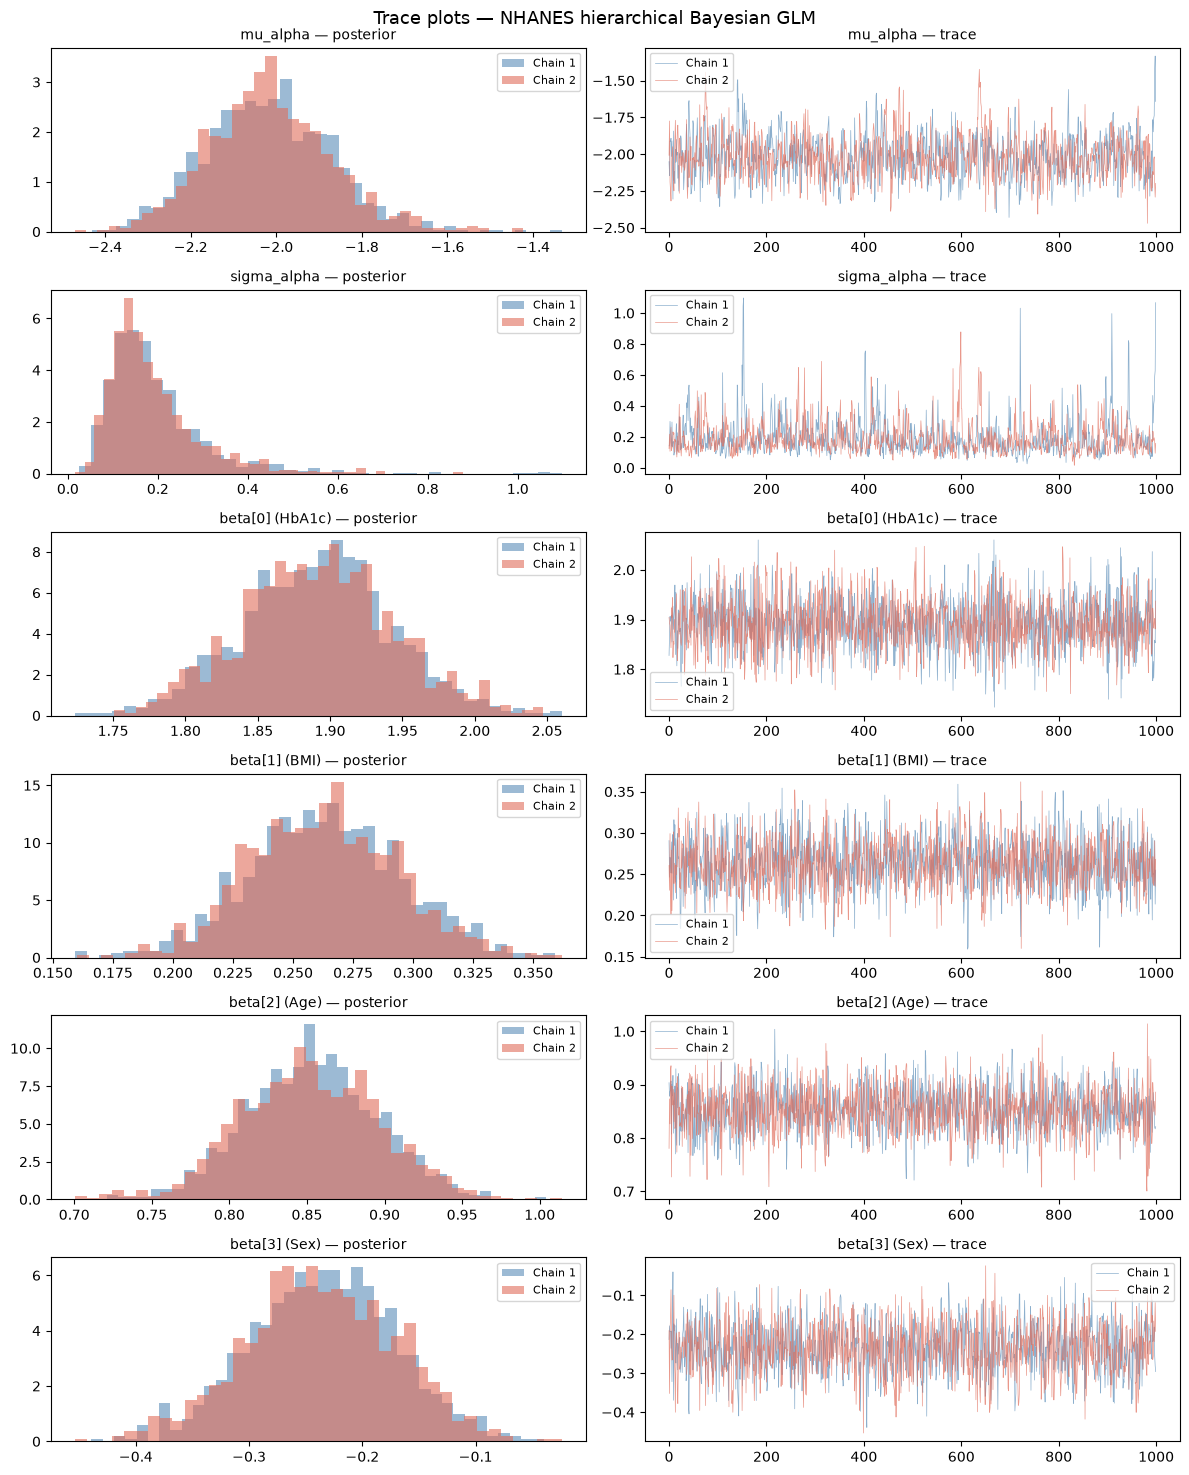
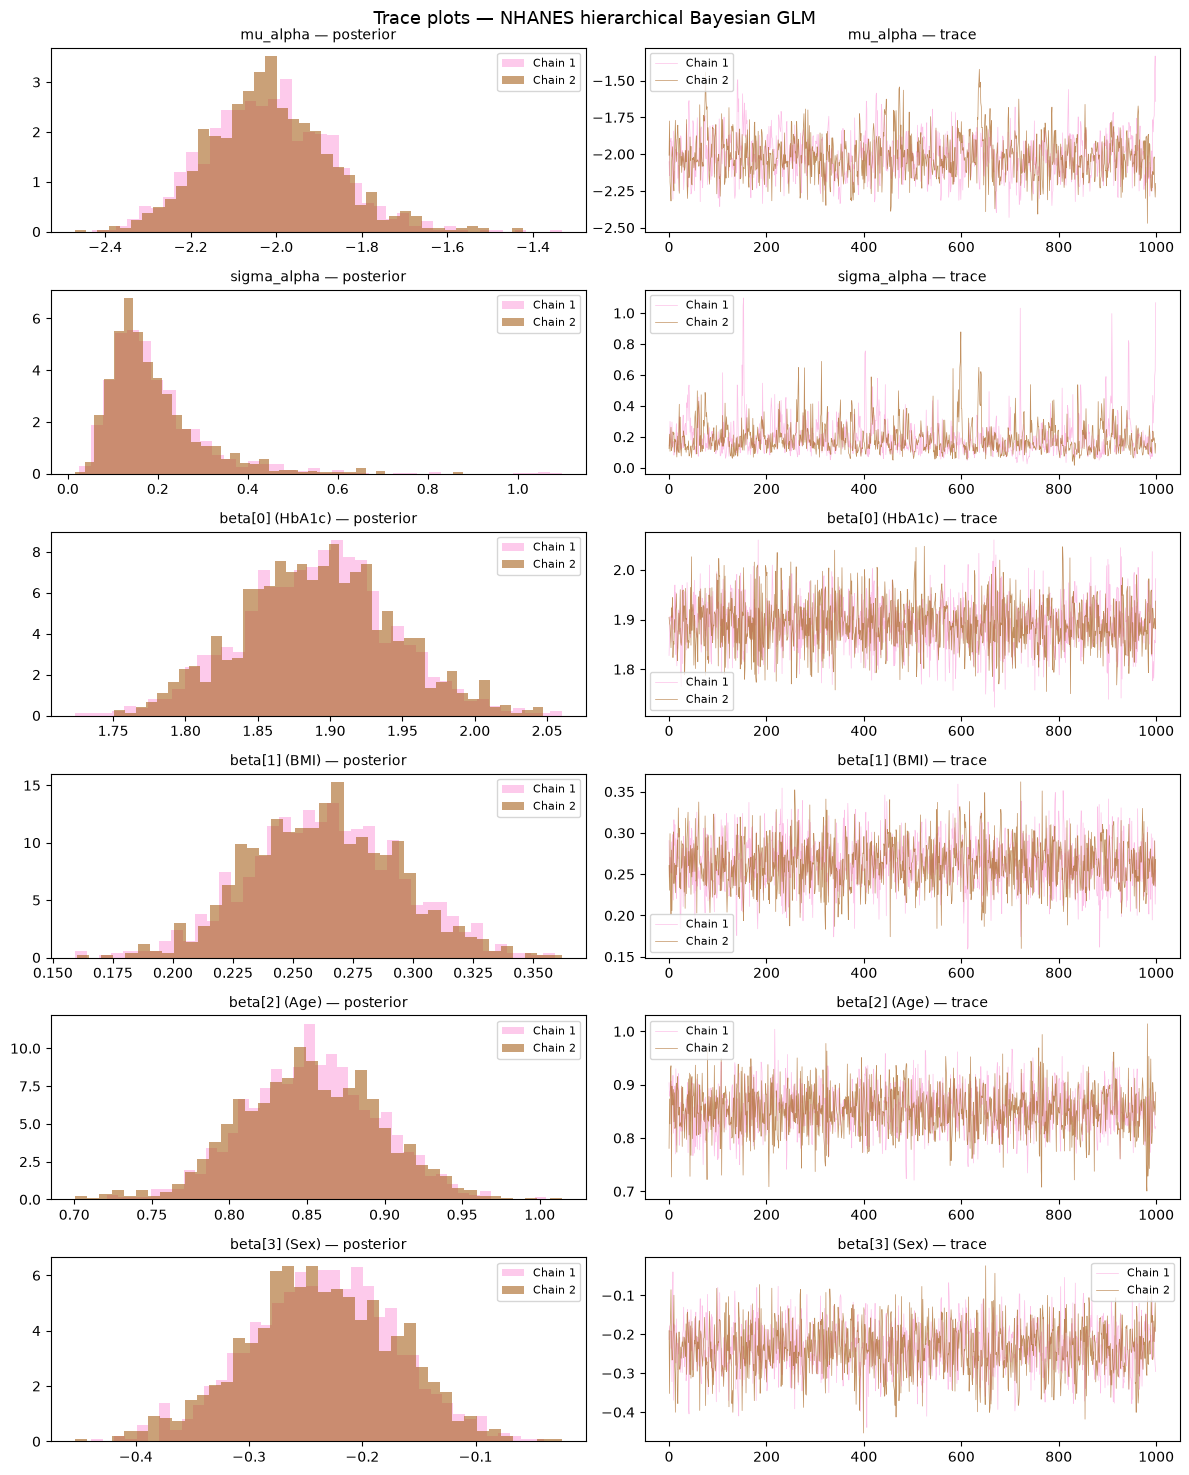
Unified diff of the notebook cell whose output changed from the first chart to the second:
--- before
+++ after
@@ -19,12 +19,12 @@
 for i, (name, samples) in enumerate(params.items()):
     # Left: posterior density
-    axes[i, 0].hist(samples[:half],  bins=40, alpha=0.6, color='#5B8DB8', density=True, label='Chain 1')
-    axes[i, 0].hist(samples[half:],  bins=40, alpha=0.6, color='#E06C5A', density=True, label='Chain 2')
+    axes[i, 0].hist(samples[:half],  bins=40, alpha=0.6, color=PALETTE[0], density=True, label='Chain 1')
+    axes[i, 0].hist(samples[half:],  bins=40, alpha=0.6, color=PALETTE[3], density=True, label='Chain 2')
     axes[i, 0].set_title(f'{name} — posterior', fontsize=10)
     axes[i, 0].legend(fontsize=8)
 
     # Right: trace
-    axes[i, 1].plot(samples[:half], alpha=0.7, color='#5B8DB8', linewidth=0.5, label='Chain 1')
-    axes[i, 1].plot(samples[half:], alpha=0.7, color='#E06C5A', linewidth=0.5, label='Chain 2')
+    axes[i, 1].plot(samples[:half], alpha=0.7, color=PALETTE[0], linewidth=0.5, label='Chain 1')
+    axes[i, 1].plot(samples[half:], alpha=0.7, color=PALETTE[3], linewidth=0.5, label='Chain 2')
     axes[i, 1].set_title(f'{name} — trace', fontsize=10)
     axes[i, 1].legend(fontsize=8)

Commit: Added a colour palette